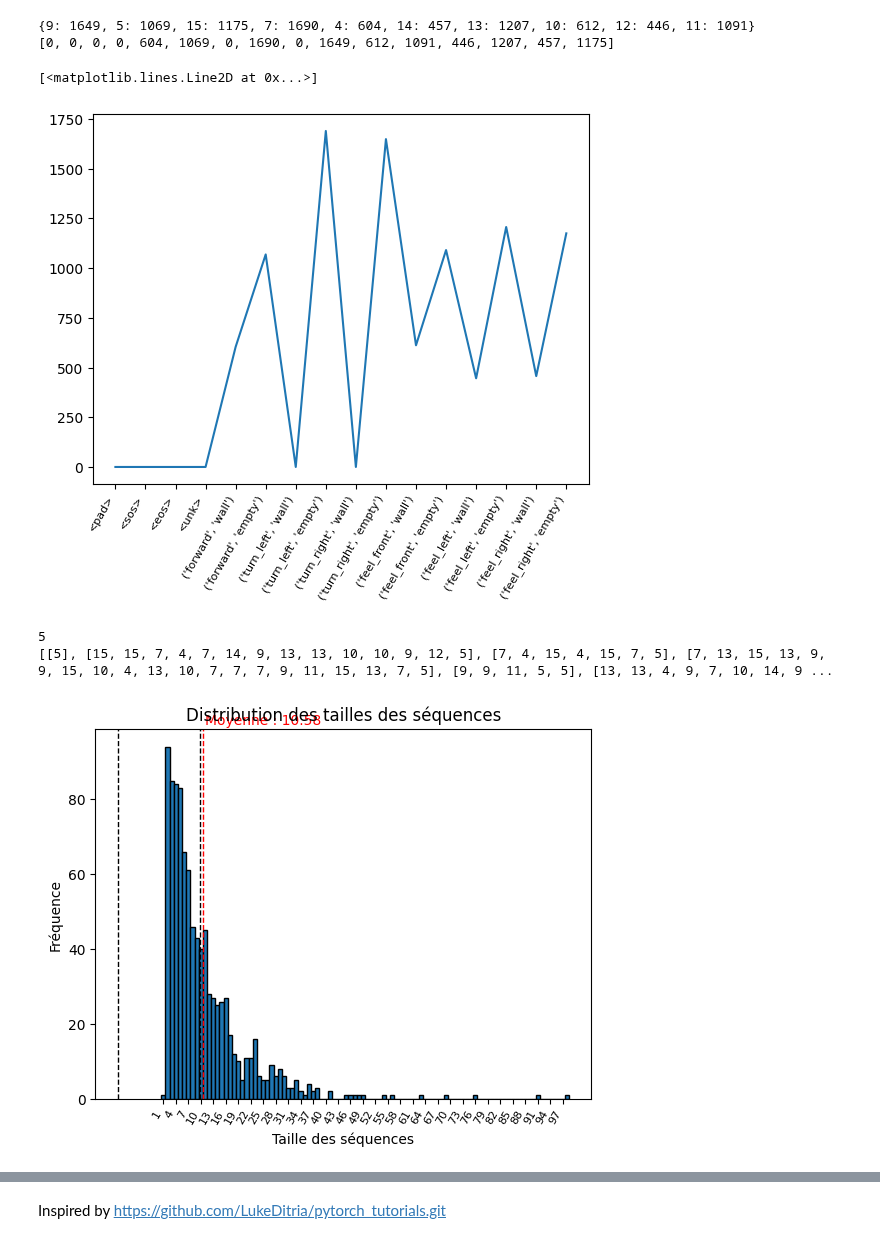
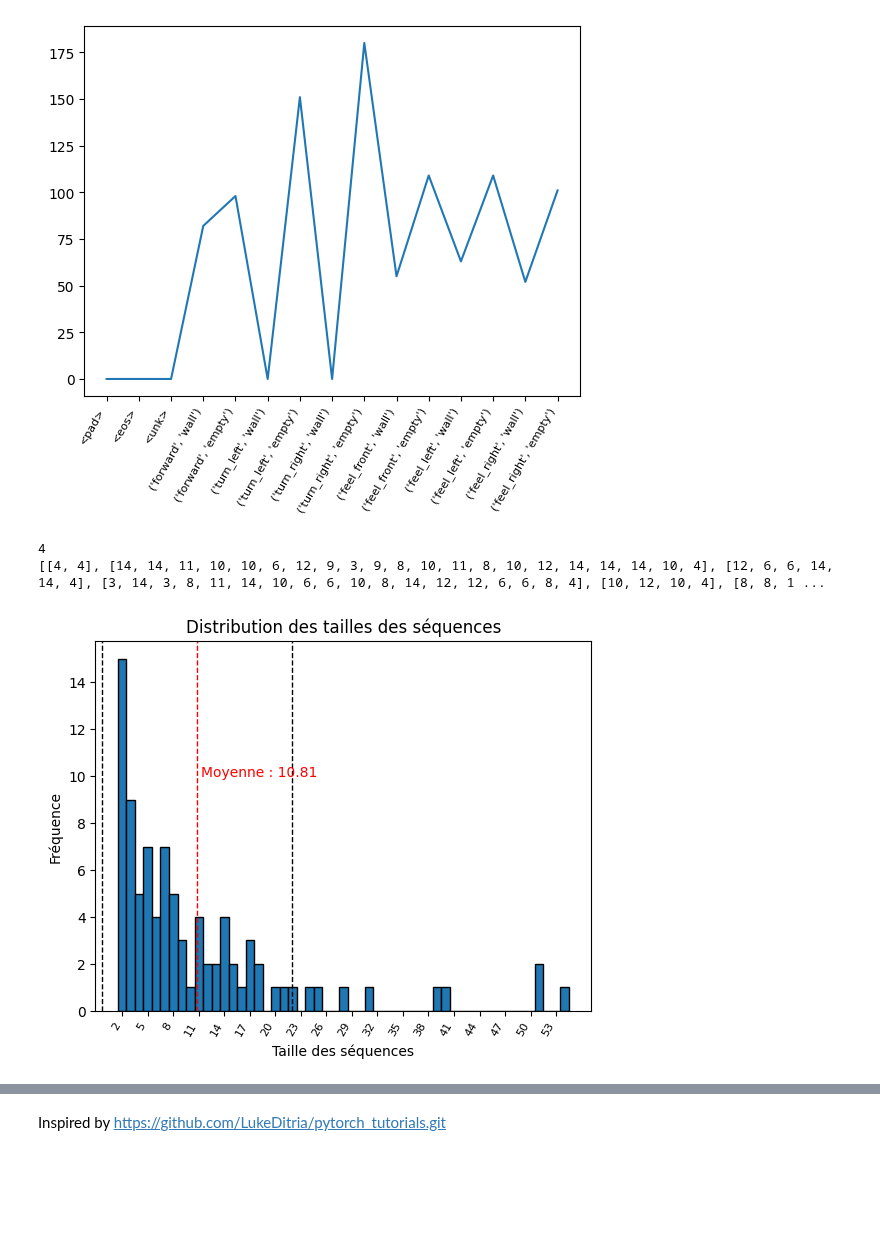
Before and after one commit to PEmarrel/Dpt_transformers, a Jupyter notebook: testLSTMGen.ipynb, the cells around one changed output, grey strips where cells are left out. Cells and saved outputs as stored; diff of their text form; code cells hidden in the pictures; blank space fills up the shorter version.

Commit message:
Update global Et premiers travaux sur la génération d'interactions

```diff
--- a/testLSTMGen.ipynb
+++ b/testLSTMGen.ipynb
@@ -33,7 +33,7 @@ env_test = gridWorld(x= 1, y=1, theta=0, world= np.array([
 actions, outcomes = [], []
 
 inter_test = []
-for i in range(10000):
+for i in range(1000):
     action = str(np.random.choice(env_test.get_actions()))
     outcome = env_test.outcome(action)
     actions.append(action)
@@ -63,6 +63,6 @@ World : [[1 1 1 1 1 1]
 # %%
 # Create vocab
-list_vocab = ['<pad>', '<sos>', '<eos>', '<unk>']
+list_vocab = ['<pad>', '<eos>', '<unk>']
 for act in env_test.get_actions():
     for fb in env_test.get_outcomes():
         list_vocab.append((act, fb))
@@ -75,5 +75,6 @@ print(tmp)
 tokenizer = SimpleTokenizerV1(vocab=
         create_dico_numerate_word(tmp))
 print(tokenizer.encode(("forward", "empty")))
+print(tokenizer.encode("<pad>"))
 # %% [output]
 <pad>
@@ -191,28 +192,25 @@ prompt :
 # %%
 # Count each token
-count = {}
-for i in input_tokens:
-    if i in count:
-        count[i] += 1
-    else:
-        count[i] = 1
-print(count)
-values_count = []
+def count_inter(tokens, list_vocab):
+    count = {}
+    for i in tokens:
+        if i in count:
+            count[i] += 1
+        else:
+            count[i] = 1
+    values_count = []
 
-for i in range(len(list_vocab)):
-    if i in count:
-        values_count.append(count[i])
-    else:
-        values_count.append(0)
-print(values_count)
+    for i in range(len(list_vocab)):
+        if i in count:
+            values_count.append(count[i])
+        else:
+            values_count.append(0)
+    plt.xticks(range(len(list_vocab)), list_vocab, fontsize=8, rotation=60, ha='right')
+    plt.plot(values_count)
 
-plt.xticks(range(len(list_vocab)), list_vocab, fontsize=8, rotation=60, ha='right')
-plt.plot(values_count)
+count_inter(input_tokens, list_vocab)
 # %% [output]
-{9: 1649, 5: 1069, 15: 1175, 7: 1690, 4: 604, 14: 457, 13: 1207, 10: 612, 12: 446, 11: 1091}
-[0, 0, 0, 0, 604, 1069, 0, 1690, 0, 1649, 612, 1091, 446, 1207, 457, 1175]
-[<matplotlib.lines.Line2D at 0x...>]
-[figure, old version]
+[figure, new version]
 # %%
 # find all sequence between two token
 def find_sequence(token, sequence):
@@ -228,34 +226,36 @@ def find_sequence(token, sequence):
                 sentence = []
             else:
                 sentence.append(sequence[i])
 
     return res
 
 print(tokenizer.encode(("forward", "empty")))
 sequences = find_sequence(tokenizer.encode(("forward", "empty")), input_tokens)
 print(sequences)
 
 # Stocker les tailles des séquences
 sequence_lengths = [len(seq) for seq in sequences]
 
 # Visualiser les tailles des séquences avec un histogramme
+plt.close()
 plt.hist(sequence_lengths, bins=range(min(sequence_lengths), max(sequence_lengths) + 2), align='left', edgecolor='black')
 # Means of the sequence
 plt.axvline(np.mean(sequence_lengths), color='red', linestyle='dashed', linewidth=1)
 plt.axvline(np.std(sequence_lengths) + np.mean(sequence_lengths), color='black', linestyle='dashed', linewidth=1)
 plt.axvline(-np.std(sequence_lengths) + np.mean(sequence_lengths), color='black', linestyle='dashed', linewidth=1)
 
-plt.text(np.mean(sequence_lengths) + 0.5, 100, 'Moyenne : {:.2f}'.format(np.mean(sequence_lengths)), color='red')
+plt.text(np.mean(sequence_lengths) + 0.5, 10, 'Moyenne : {:.2f}'.format(np.mean(sequence_lengths)), color='red')
 plt.xticks(range(min(sequence_lengths), max(sequence_lengths) + 1, 3), fontsize=8, rotation=60, ha='right')
 plt.xlabel('Taille des séquences')
 plt.ylabel('Fréquence')
 plt.title('Distribution des tailles des séquences')
 plt.show()
+plt.close()
 
 # Stocker les tailles des séquences et les séquence dans un pandas DataFrame
 sequences_decode = [tokenizer.decode(seq) for seq in sequences]
 df = pd.DataFrame({'taille': sequence_lengths, 'sequence': sequences_decode})
 # %% [output]
-5
-[[5], [15, 15, 7, 4, 7, 14, 9, 13, 13, 10, 10, 9, 12, 5], [7, 4, 15, 4, 15, 7, 5], [7, 13, 15, 13, 9, 9, 15, 10, 4, 13, 10, 7, 7, 7, 9, 11, 15, 13, 7, 5], [9, 9, 11, 5, 5], [13, 13, 4, 9, 7, 10, 14, 9 ...
+4
+[[4, 4], [14, 14, 11, 10, 10, 6, 12, 9, 3, 9, 8, 10, 11, 8, 10, 12, 14, 14, 14, 10, 4], [12, 6, 6, 14, 14, 4], [3, 14, 3, 8, 11, 14, 10, 6, 6, 10, 8, 14, 12, 12, 6, 6, 8, 4], [10, 12, 10, 4], [8, 8, 1 ...
-[figure, old version]
+[figure, new version]
```
Also changed, not shown: parts of 40 cells of this notebook, 6 other files.
